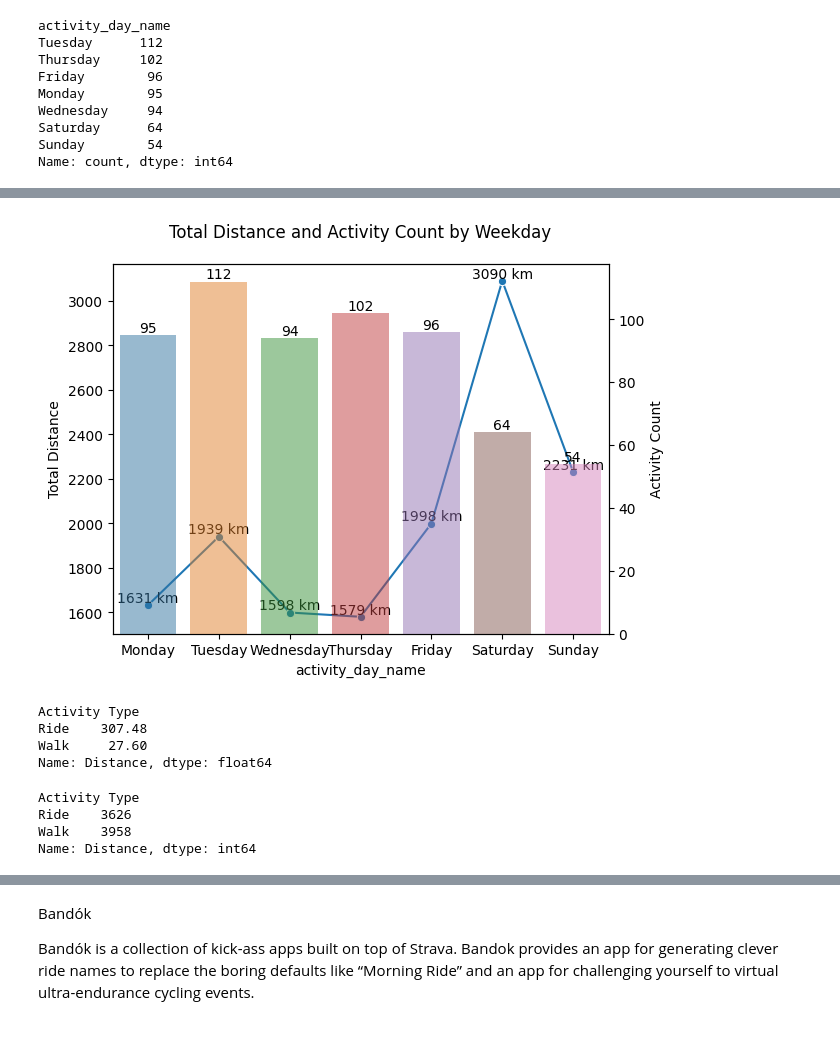
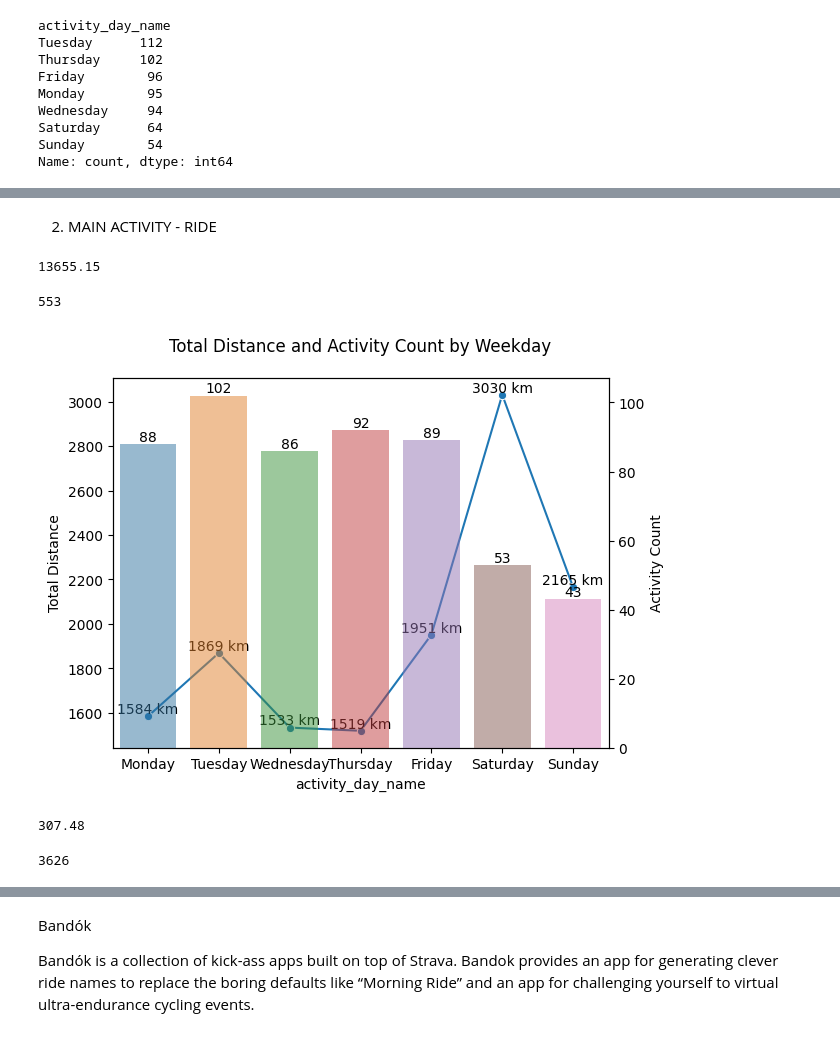
Before and after one commit to gyteniz/Strava_analize, a Jupyter notebook: strava_act.ipynb, the cells around one changed output, grey strips where cells are left out. Saved outputs shown, nothing was run; the diff lists cells and outputs as text; code cells hidden in the pictures.

```diff
--- a/strava_act.ipynb
+++ b/strava_act.ipynb
@@ -137,6 +137,10 @@ Converting date from string to datetime
 
 df['activity_date'] = pd.to_datetime(df['Activity Date'], infer_datetime_format=True - meta įspėjimą)
 # %%
+# Decorated 'Average Speed', 'Max Speed', Activity Date, 'Moving Time'
+df['average_speed'] = df['Average Speed'].apply(lambda x: str(round((x*60*60/1000), 2)))
+df['max_speed'] = df['Max Speed'].apply(lambda x: str(round((x*60*60/1000), 2)))
+df['moving_time'] = df['Moving Time'].apply(lambda x: format_timespan(x))
 df['activity_date'] = pd.to_datetime(df['Activity Date'], format='mixed')
 # %%
 df['activity_date'].head()
@@ -263,53 +283,60 @@ Name: Distance, dtype: float64
+# %% [markdown]
+
+2. MAIN ACTIVITY - RIDE
+# %%
+# Filter 'Activity Type' == 'Ride'
+df_rides = df[df['Activity Type'] == 'Ride']
+df_rides["Distance"].sum()
+# %% [output]
+13655.15
+# %%
+df_rides['Activity Type'].count()
+# %% [output]
+553
 # %%
 # Define the desired order of weekdays
 weekday_order = ["Monday", "Tuesday", "Wednesday", "Thursday", "Friday", "Saturday", "Sunday"]
 
 # Perform the groupby and get counts of activity_day_name for each weekday
-day_name_counts = df["activity_day_name"].value_counts().reindex(weekday_order)
+day_name_counts = df_rides["activity_day_name"].value_counts().reindex(weekday_order)
 
 # Perform the groupby and get sums of Distance for each weekday
-day_name_sum = df.groupby("activity_day_name")["Distance"].sum().reindex(weekday_order)
+day_name_sum = df_rides.groupby("activity_day_name")["Distance"].sum().reindex(weekday_order)
 
 # Create the line plot
 fig, ax1 = plt.subplots()
 ax1.set_title('Total Distance and Activity Count by Weekday', y=1.05)
 ax1.set_ylabel('Total Distance')
 
 lineplot = sns.lineplot(x=day_name_sum.index, y=day_name_sum.values, marker="o", ax=ax1)
 
 # Annotate line plot with sum values
 for x, y in zip(day_name_sum.index, day_name_sum.values):
     lineplot.text(x, y, f'{int(y)} km', ha='center', va='bottom')
 
 # Create the bar plot on the second axis
 ax2 = ax1.twinx()
 barplot = sns.barplot(x=day_name_counts.index, y=day_name_counts.values, ax=ax2, alpha=0.5)
 
 ax2.set_ylabel('Activity Count')
 
 # Annotate bar plot with count values
 for x, y in zip(range(len(day_name_counts)), day_name_counts.values):
     barplot.text(x, y, str(y), ha='center', va='bottom')
 
 # Display the plot
 plt.show()
 # %% [output]
-[figure, old version]
+[figure, new version]
 # %%
 # longest distance activity based on activity type
-df.groupby(['Activity Type'], sort=False)['Distance'].max()
+df_rides['Distance'].max()
 # %% [output]
-Activity Type
-Ride    307.48
-Walk     27.60
-Name: Distance, dtype: float64
+307.48
 # %%
-df.groupby(['Activity Type'], sort=False)['Distance'].idxmax()
+df_rides['Distance'].idxmax()
 # %% [output]
-Activity Type
-Ride    3626
-Walk    3958
-Name: Distance, dtype: int64
+3626
 # %%
 df.loc[3626][['Activity ID', 'Activity Date', 'Activity Name', 'Activity Type',
        'Activity Description', 'Elapsed Time', 'Distance', 'Max Heart Rate',
```
Also changed, not shown: parts of 7 cells of this notebook.
